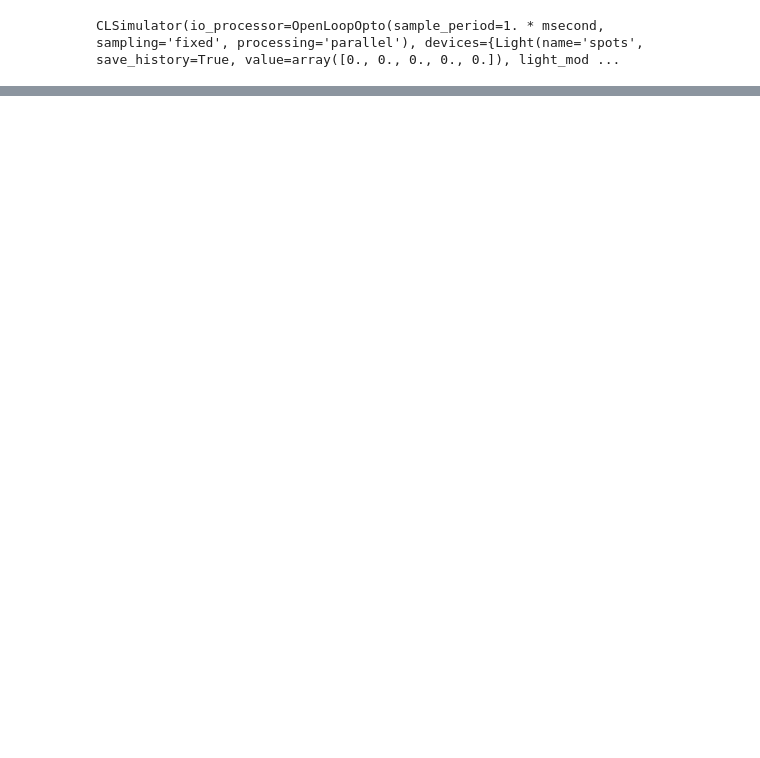
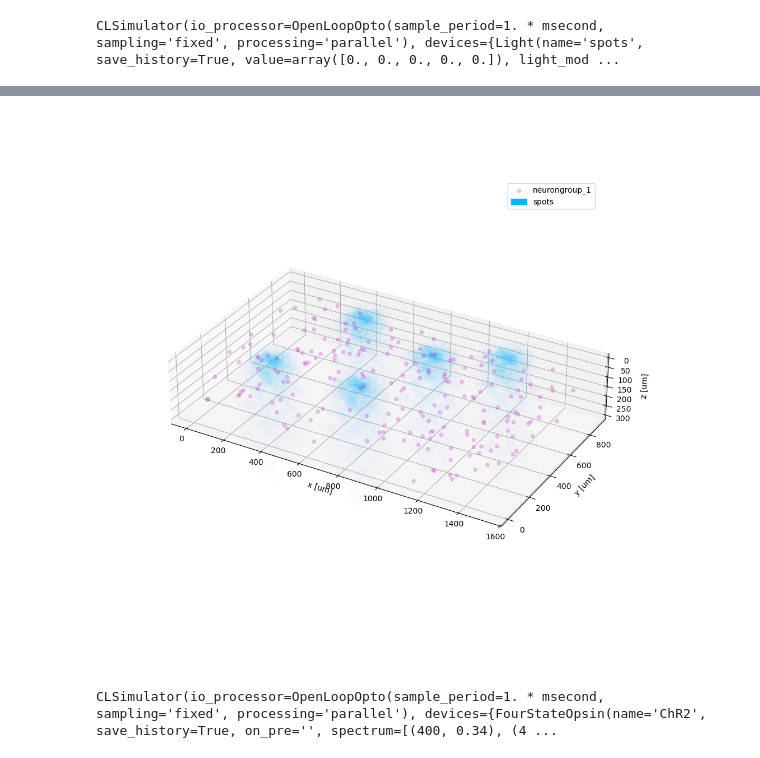
Before and after one commit to BhallaLab/Asymmetries-Analysis-Scripts, a Jupyter notebook: optical_transfer_function_cleo.ipynb, the cells around one changed output, grey strips where cells are left out. Saved outputs shown, nothing was run; the diff lists cells and outputs as text; code cells hidden in the pictures; blank space fills up the shorter version.

```diff
--- a/optical_transfer_function_cleo.ipynb
+++ b/optical_transfer_function_cleo.ipynb
@@ -254,0 +246,50 @@ fig.savefig("optical_transfer_function_5spots_raster.svg")
+# %%
+n_spots = 5
+stim_coords = np.array([
+                    [0.30,0.20,0.0],
+                    [0.45,0.75,0.0],
+                    [0.75,0.20,0.0],
+                    [0.90,0.60,0.0],
+                    [1.20,0.75,0.0]
+                ])
+end_space = 1 / (2 * n_spots)
+
+spots = cleo.light.Light(
+    coords=stim_coords * mm,
+    name = 'spots',
+    light_model=cleo.light.fiber473nm(),
+    wavelength=473*b2.nmeter,
+)
+sim.inject(spots, ng)
+chr2 = cleo.opto.chr2_4s()
+sim.inject(chr2, ng, Iopto_var_name="I_exc")
+
+fig,ax = cleo.viz.plot(ng, colors=[c["main"]], sim=sim)
+# increase the size and save the fig
+fig.set_size_inches(10, 10)
+fig.savefig("optical_transfer_function_5sq_recur100.png")
+fig.savefig("optical_transfer_function_5sq_recur100.svg")
+# %% [output]
+[figure, added]
+# %%
+from cleo.ioproc import LatencyIOProcessor
+# https://cleosim.readthedocs.io/latest/tutorials/multi_opto.html#injecting-a-multi-channel-light
+
+
+class OpenLoopOpto(LatencyIOProcessor):
+    def __init__(self):
+        super().__init__(sample_period=1 * ms)
+
+    # since this is open-loop, we don't use state_dict
+    def process(self, state_dict, t_samp):
+        amplitude = 0.5 * mwatt / mm2
+        time_offsets = np.array([0, -50,-100,-150,-200])
+        t = t_samp / ms + time_offsets
+        blue = (((t >= 100) & (t < 120)) | ((t >= 300) & (t < 320))) * amplitude
+        # return output dict and time
+        return ({"spots": blue}, t_samp)
+
+
+sim.set_io_processor(OpenLoopOpto())
+# %% [output]
+CLSimulator(io_processor=OpenLoopOpto(sample_period=1. * msecond, sampling='fixed', processing='parallel'), devices={FourStateOpsin(name='ChR2', save_history=True, on_pre='', spectrum=[(400, 0.34), (4 ...
```
Also changed, not shown: parts of 32 cells of this notebook, 4 other files.
